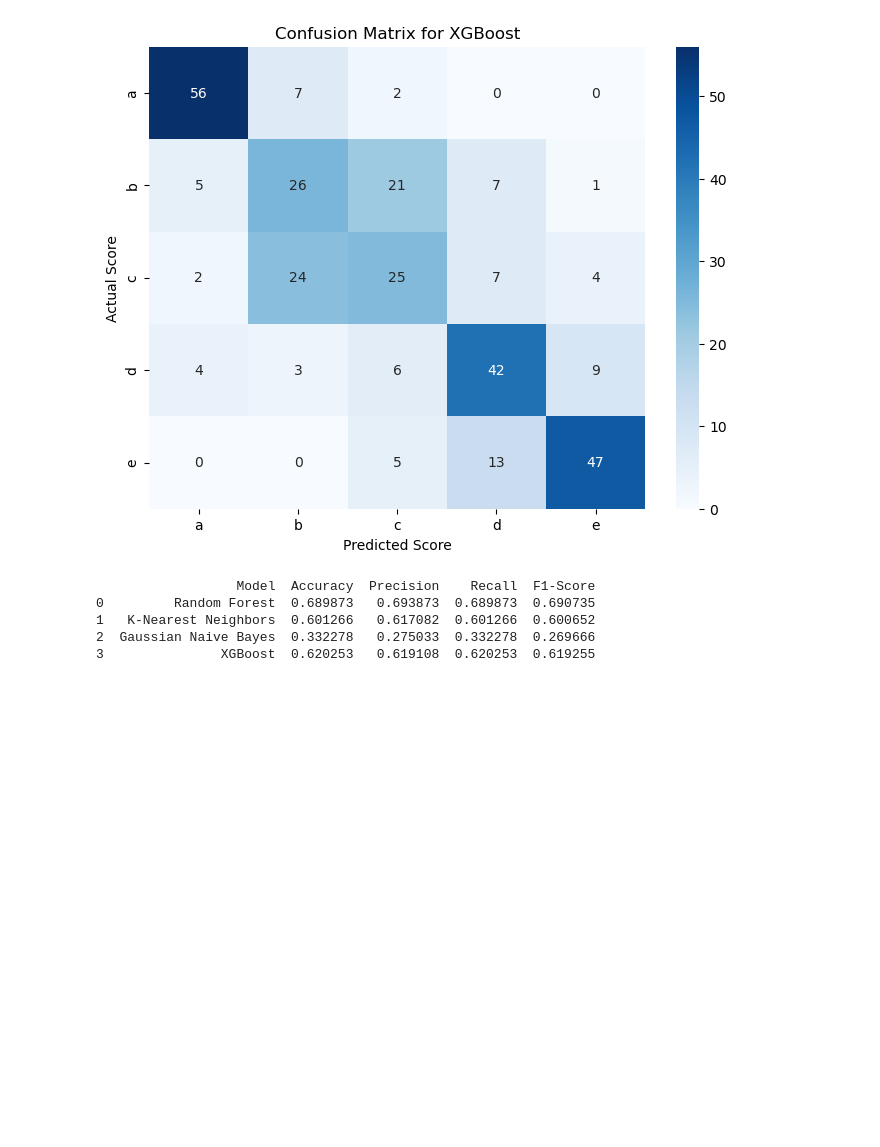
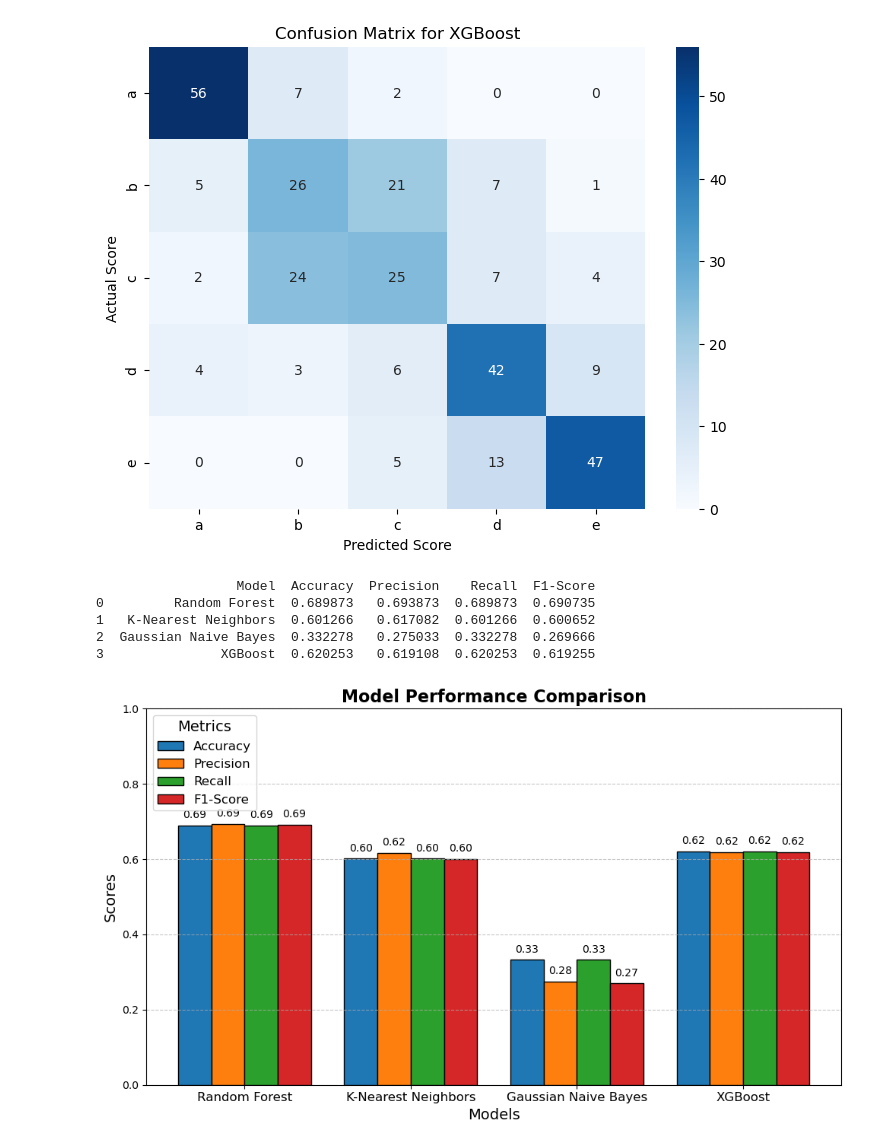
Before and after one commit to zhuangxianyun/Decision_modelling_project, a Jupyter notebook: Decision Models/dm_ml_model.ipynb, the cells around one changed output. Saved outputs shown, nothing was run; the diff lists cells and outputs as text; code cells hidden in the pictures; blank space fills up the shorter version.

Commit message:
Add F1 Visualization to ML Models

```diff
--- a/Decision Models/dm_ml_model.ipynb
+++ b/Decision Models/dm_ml_model.ipynb
@@ -120,3 +120,62 @@ Parameters: { "use_label_encoder" } are not used.
 1   K-Nearest Neighbors  0.601266   0.617082  0.601266  0.600652
 2  Gaussian Naive Bayes  0.332278   0.275033  0.332278  0.269666
 3               XGBoost  0.620253   0.619108  0.620253  0.619255
+# %%
+import pandas as pd
+import matplotlib.pyplot as plt
+import numpy as np
+
+# Data for visualization
+data = {
+    "Model": ["Random Forest", "K-Nearest Neighbors", "Gaussian Naive Bayes", "XGBoost"],
+    "Accuracy": [0.689873, 0.601266, 0.332278, 0.620253],
+    "Precision": [0.693873, 0.617082, 0.275033, 0.619108],
+    "Recall": [0.689873, 0.601266, 0.332278, 0.620253],
+    "F1-Score": [0.690735, 0.600652, 0.269666, 0.619255]
+}
+
+# Convert to DataFrame
+df = pd.DataFrame(data)
+
+# Set up the figure and axes
+# plt.style.use("seaborn-v0_8-poster")  # Clean academic style
+fig, ax = plt.subplots(figsize=(10, 6))
+
+# Define positions and width for grouped bars
+x = np.arange(len(df["Model"]))
+width = 0.2
+
+# Plot bars for each metric
+ax.bar(x - 1.5 * width, df["Accuracy"], width, label="Accuracy", edgecolor="black", linewidth=1)
+ax.bar(x - 0.5 * width, df["Precision"], width, label="Precision", edgecolor="black", linewidth=1)
+ax.bar(x + 0.5 * width, df["Recall"], width, label="Recall", edgecolor="black", linewidth=1)
+ax.bar(x + 1.5 * width, df["F1-Score"], width, label="F1-Score", edgecolor="black", linewidth=1)
+
+# Add labels, title, and legend
+ax.set_xlabel("Models", fontsize=14)
+ax.set_ylabel("Scores", fontsize=14)
+ax.set_title("Model Performance Comparison", fontsize=16, fontweight="bold")
+ax.set_xticks(x)
+ax.set_xticklabels(df["Model"], fontsize=12)
+ax.set_ylim(0, 1)  # Limit y-axis to [0, 1]
+ax.legend(title="Metrics", loc="upper left", fontsize=12, title_fontsize=14)
+
+# Add grid for readability
+ax.grid(axis="y", linestyle="--", alpha=0.7)
+
+# Annotate bars with values
+for i, metric in enumerate(["Accuracy", "Precision", "Recall", "F1-Score"]):
+    for j, value in enumerate(df[metric]):
+        ax.text(
+            x[j] + (i - 1.5) * width,
+            value + 0.02,
+            f"{value:.2f}",
+            ha="center",
+            fontsize=10
+        )
+
+# Show plot
+plt.tight_layout()
+plt.show()
+# %% [output]
+[figure, added]
```
